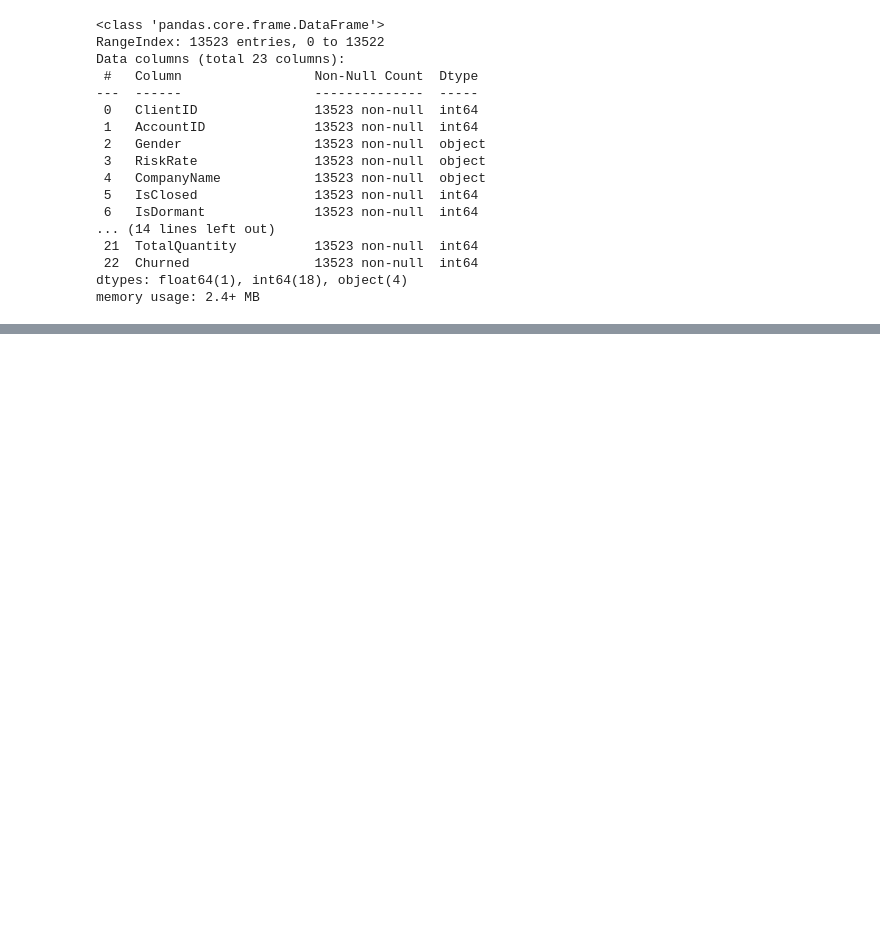
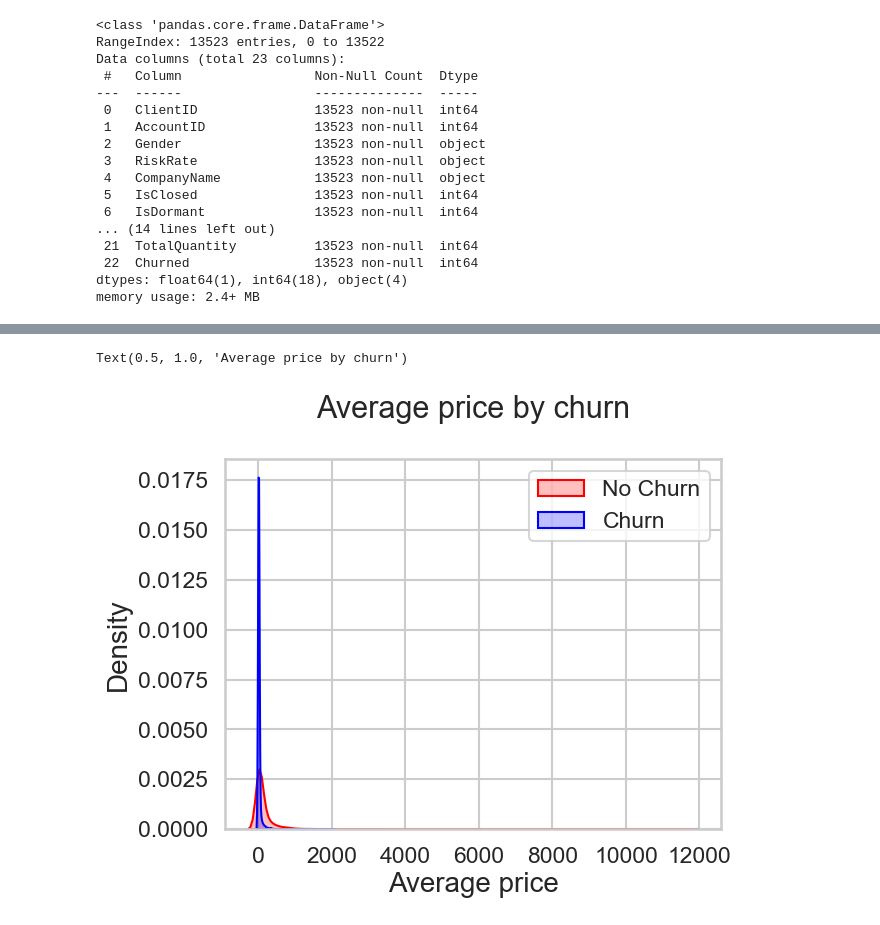
Before and after one commit to useframi1/SU-EFG, a Jupyter notebook: Scripts/data-visualization-script.ipynb, the cells around one changed output, grey strips where cells are left out. Drawn from its saved outputs; the diff is of its cells as text; code cells hidden in the pictures; blank space fills up the shorter version.

```diff
--- a/Scripts/data-visualization-script.ipynb
+++ b/Scripts/data-visualization-script.ipynb
@@ -93,0 +92,19 @@ uniplot(
+# %%
+Mth = sns.kdeplot(
+    df.NumOfOrders[(df["Churned"] == 0)],
+    color="Red",
+    fill=True,
+)
+Mth = sns.kdeplot(
+    df.NumOfOrders[(df["Churned"] == 1)],
+    ax=Mth,
+    color="Blue",
+    fill=True,
+)
+Mth.legend(["No Churn", "Churn"], loc="upper right")
+Mth.set_ylabel("Density")
+Mth.set_xlabel("Average price")
+Mth.set_title("Average price by churn")
+# %% [output]
+Text(0.5, 1.0, 'Average price by churn')
+[figure, added]
```
Also changed, not shown: parts of 1 cell of this notebook, 4 other files.
